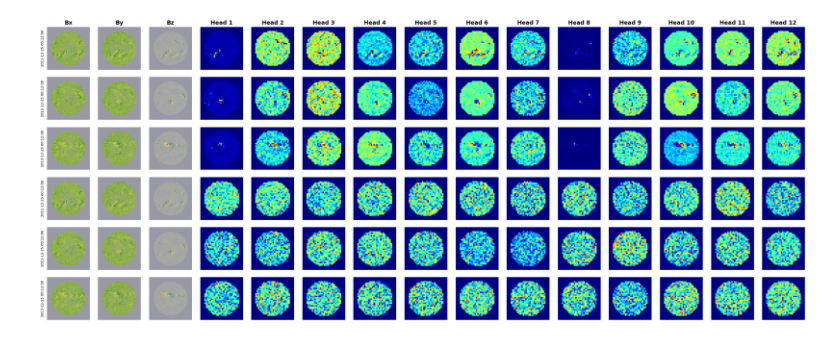
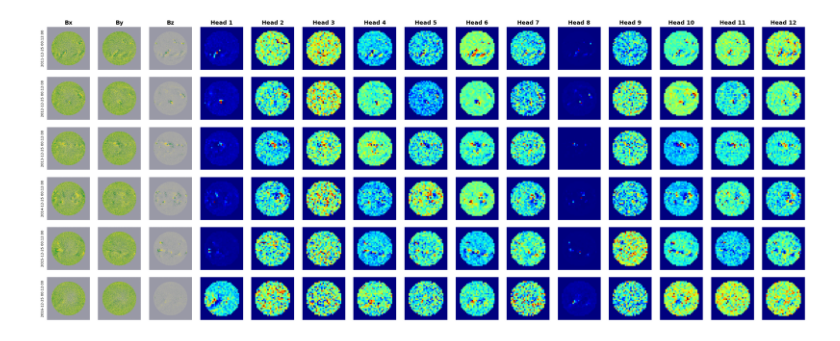
Before and after one commit to Joaggi/sdofmv2, a Jupyter notebook: notebooks/analysis/with_HMI_model/visualize_HMI_attention_maps.ipynb, the cells around one changed output. Drawn from its saved outputs; the diff is of its cells as text; code cells hidden in the pictures.

Commit message:
update HMI attention map visualization

```diff
--- a/notebooks/analysis/with_HMI_model/visualize_HMI_attention_maps.ipynb
+++ b/notebooks/analysis/with_HMI_model/visualize_HMI_attention_maps.ipynb
@@ -27,7 +26,7 @@ def get_file_name(file_path: str):
     file = Path(file_path)
     return file.name
 
-cache_dir = "../../../assets/cache/ALL/"
+cache_dir = "../../../assets/cache/HMI/"
 train_index = get_file_name(cfg.data.train_index)
 val_index = get_file_name(cfg.data.val_index)
 test_index = get_file_name(cfg.data.test_index)
@@ -50,6 +49,7 @@ data_module = SDOMLDataModule(
     train_index=cache_dir + train_index,
     val_index=cache_dir + val_index,
     test_index=cache_dir + test_index,
+    hmi_mask=cache_dir + "hmi_mask_512x512.npy",
     num_frames=cfg.model.mae.num_frames,
     drop_frame_dim=cfg.data.drop_frame_dim,
     apply_mask=cfg.data.sdoml.apply_mask,
@@ -72,0 +68,13 @@ data_module.setup()
+# %%
+ckpt_dir = "../../../assets/checkpoints/backbone/"
+ckpt = torch.load(ckpt_dir + "HMI/id_mycczy8p_mae_epoch=299-val_loss=0.03.ckpt", map_location="cpu", weights_only=False)
+hyper_parameters = ckpt["hyper_parameters"]
+
+# Get MAE.__init__ argument names (excluding self)
+valid_args = set(inspect.signature(MAE.__init__).parameters.keys()) - {"self"}
+
+# Keep only parameters accepted by MAE
+model_hparams = {k: v for k, v in hyper_parameters.items() if k in valid_args}
+model_hparams["mask_only_inner"] = True
+model = MAE(**model_hparams)
+model.load_state_dict(ckpt["state_dict"], strict=False)
@@ -73,10 +83,10 @@ data_module.setup()
 # %%
-ckpt_dir = "../../../assets/checkpoints/backbone/"
-model = MAE.load_from_checkpoint(
-    checkpoint_path= ckpt_dir + "HMI/id_mycczy8p_mae_epoch=299-val_loss=0.03.ckpt",
-    map_location="cpu",
-    weights_only=False)
-model.eval()
+
+# model = MAE.load_from_checkpoint(
+#     checkpoint_path= ckpt_dir + "HMI/id_mycczy8p_mae_epoch=299-val_loss=0.03.ckpt",
+#     map_location="cpu",
+#     weights_only=False)
+# model.eval()
 
 # model_loss_inner_only = MAE.load_from_checkpoint(
 #     checkpoint_path= ckpt_dir + "HMI/id_do2piiw5_mae_epoch=96-val_loss=0.00.ckpt",
@@ -174,33 +170,33 @@ for i in range(num_images):
         if i == 0:
             axs[i, i_col].set_title(f"{ch}", fontsize=13, fontweight='bold')
 
         axs[i, i_col].imshow(x_set[i, i_col, 0, :, :], cmap=hmi_cmap, norm=norm)
-        axs[i+num_images, i_col].imshow(x_set[i, i_col, 0, :, :], cmap=hmi_cmap, norm=norm)
+        # axs[i+num_images, i_col].imshow(x_set[i, i_col, 0, :, :], cmap=hmi_cmap, norm=norm)
         axs[i, i_col].axis("off")
-        axs[i+num_images, i_col].axis("off")
+        # axs[i+num_images, i_col].axis("off")
 
 
     for h in range(num_heads):
         if i == 0:
             axs[i, h+num_channels].set_title(f"Head {h+1}", fontsize=13, fontweight='bold')
 
         head_attn = attn_received[h, :]
         heatmap = visualize_head(head_attn, ids_keep, 512, 16)
         axs[i, h+num_channels].imshow(heatmap, cmap="jet")
         axs[i, h+num_channels].axis("off")
 
     axs[i][0].text(
         -0.1, 0.5,              # Negative x moves it to the left
         f"{ts[i]}",
         ha='center',
         va='center',
         fontsize=8,
         rotation=90,
         transform=axs[i][0].transAxes # Ensures coordinates are relative to the subplot
     )
 
 plt.tight_layout()
 plt.savefig("attention_map_HMI.pdf", dpi=300, bbox_inches="tight")
 # plt.show()
 # %% [output]
-[figure, old version]
+[figure, new version]
```
Also changed, not shown: parts of 5 cells of this notebook, 1 other file.
